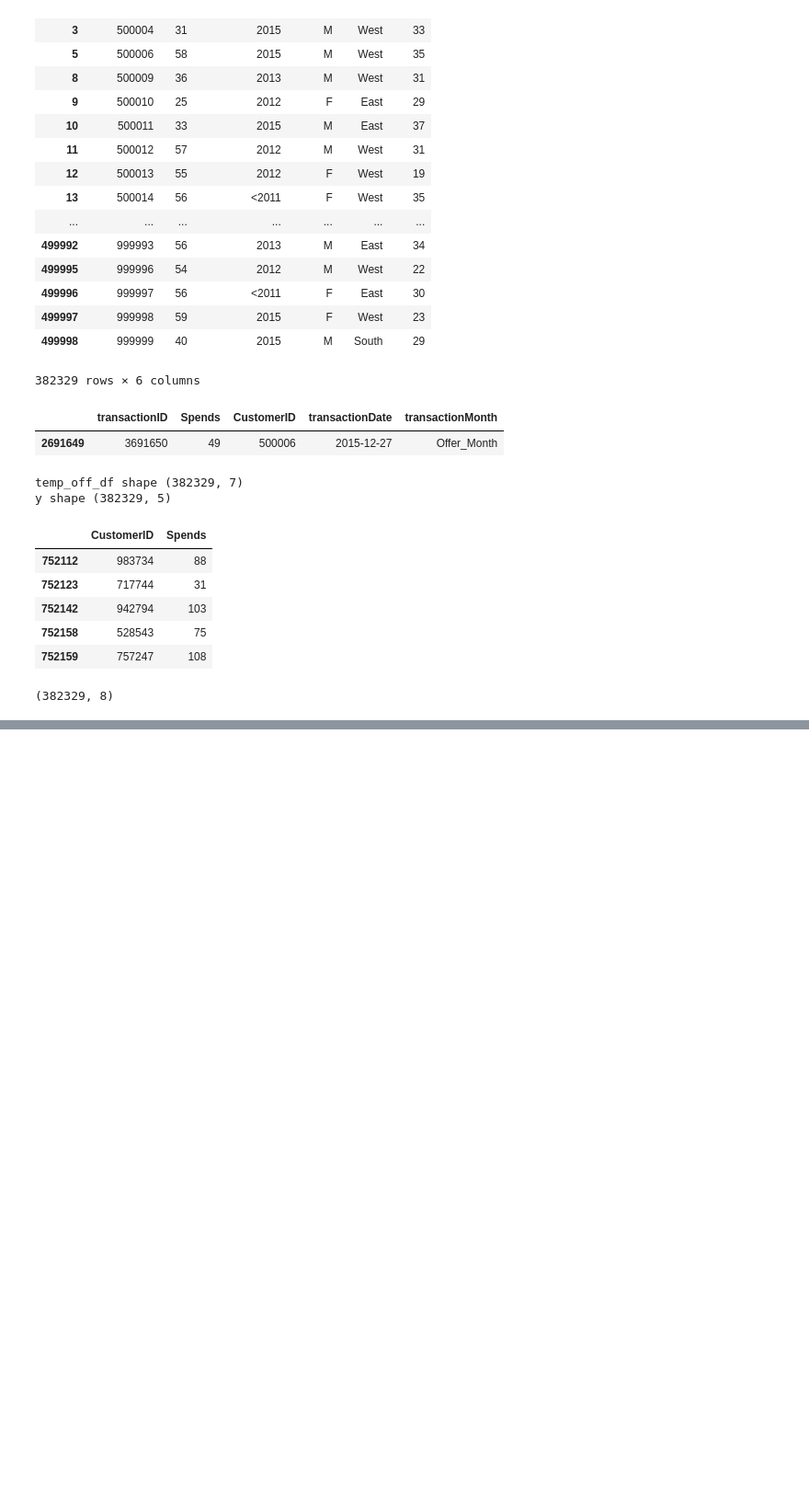
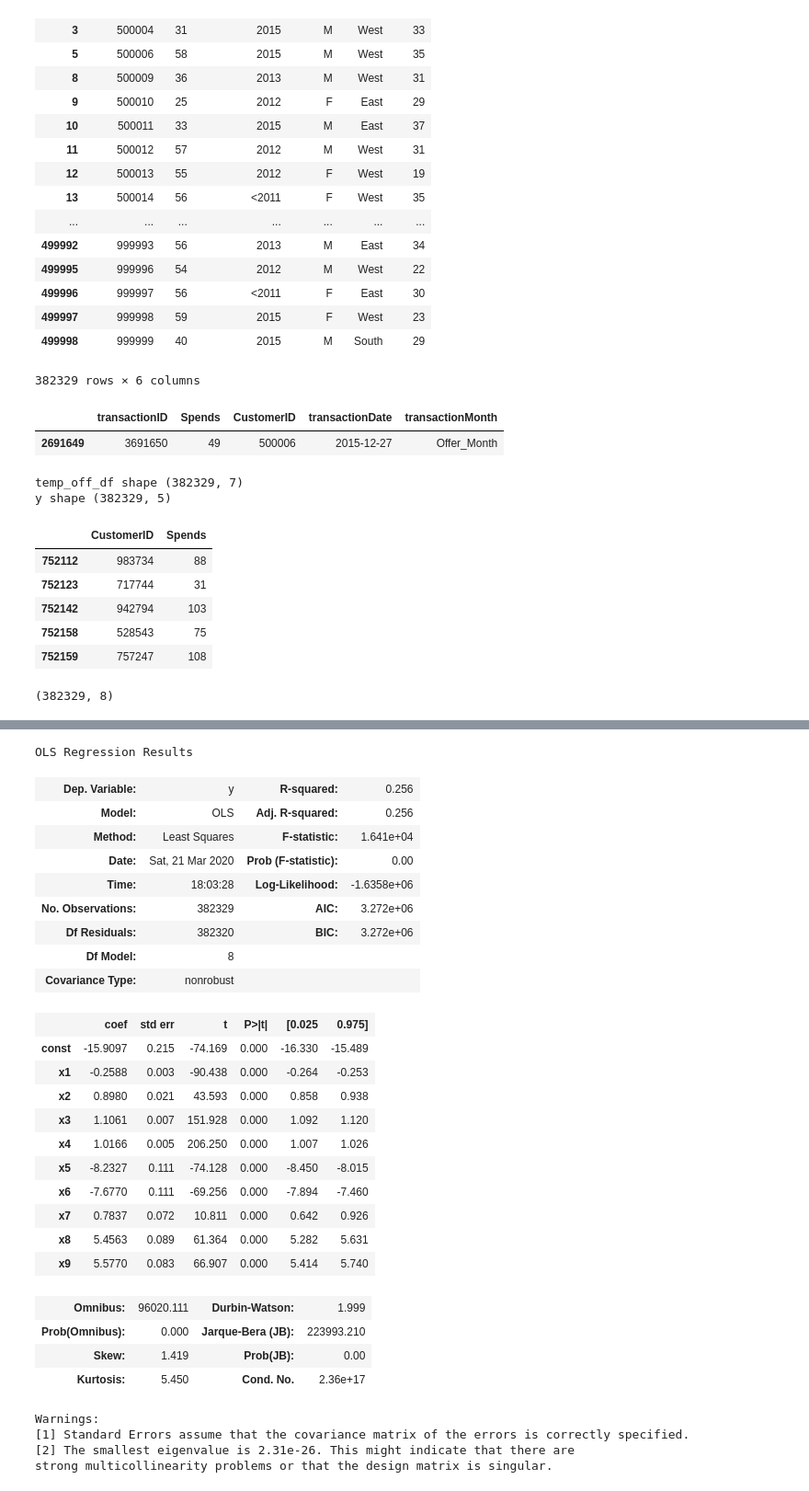
Before and after one commit to MounicaAleti/Customer_Purchasing_Patterns, a Jupyter notebook: myscript.ipynb, the cells around one changed output, grey strips where cells are left out. Shown: that part at 92% size. Saved outputs shown, nothing was run; the diff lists cells and outputs as text; code cells hidden in the pictures; blank space fills up the shorter version.

```diff
--- a/myscript.ipynb
+++ b/myscript.ipynb
@@ -362,0 +401,6 @@ temp_off_df.head()
+# %%
+temp_off_df['CustomerSince'][temp_off_df['CustomerSince'] == '<2011'] = 5
+temp_off_df['CustomerSince'][temp_off_df['CustomerSince'] == '2015'] = 1
+temp_off_df['CustomerSince'][temp_off_df['CustomerSince'] == '2014'] = 2
+temp_off_df['CustomerSince'][temp_off_df['CustomerSince'] == '2013'] = 3
+temp_off_df['CustomerSince'][temp_off_df['CustomerSince'] == '2012'] = 4
@@ -362,0 +428,4 @@ temp_off_df.head()
+# %%
+#Separating independent and dependent variable from offer-month dataframe(temp_off_df)
+X_off = temp_off_df.drop(['CustomerID', 'Exp_Spend'], axis = 1).values
+Y_off = temp_off_df['Exp_Spend'].values
@@ -362,0 +484,6 @@ temp_off_df.head()
+# %%
+#Building optimal Backward Elimination
+#Adding X0 = 1, by creating a new column for X
+X_off = np.append(arr = np.ones((382329, 1)).astype(int), values = X_off, axis =1)
+X_Opt_off = X_off[:, [0, 1, 2, 3, 4]]
+X_Opt_off = np.array(X_Opt_off, dtype=float)
@@ -362,0 +520,37 @@ temp_off_df.head()
+# %%
+X_Opt_off = X_off[:, [0, 2, 3, 4, 5, 6, 7, 8, 9, 10]]
+X_Opt_off = np.array(X_Opt_off, dtype=float)
+#fitting backward elimination step1 to regressor
+import statsmodels.api as sm
+regressor_OLS = sm.OLS(endog = Y_off, exog = X_Opt_off).fit()
+regressor_OLS.summary()
+# %% [output]
+OLS Regression Results
+| Dep. Variable: | y | R-squared: | 0.256 |
+| Model: | OLS | Adj. R-squared: | 0.256 |
+| Method: | Least Squares | F-statistic: | 1.641e+04 |
+| Date: | Sat, 21 Mar 2020 | Prob (F-statistic): | 0.00 |
+| Time: | 18:03:28 | Log-Likelihood: | -1.6358e+06 |
+| No. Observations: | 382329 | AIC: | 3.272e+06 |
+| Df Residuals: | 382320 | BIC: | 3.272e+06 |
+| Df Model: | 8 |  |  |
+| Covariance Type: | nonrobust |  |  |
+|  | coef | std err | t | P>|t| | [0.025 | 0.975] |
+| const | -15.9097 | 0.215 | -74.169 | 0.000 | -16.330 | -15.489 |
+| x1 | -0.2588 | 0.003 | -90.438 | 0.000 | -0.264 | -0.253 |
+| x2 | 0.8980 | 0.021 | 43.593 | 0.000 | 0.858 | 0.938 |
+| x3 | 1.1061 | 0.007 | 151.928 | 0.000 | 1.092 | 1.120 |
+| x4 | 1.0166 | 0.005 | 206.250 | 0.000 | 1.007 | 1.026 |
+| x5 | -8.2327 | 0.111 | -74.128 | 0.000 | -8.450 | -8.015 |
+| x6 | -7.6770 | 0.111 | -69.256 | 0.000 | -7.894 | -7.460 |
+| x7 | 0.7837 | 0.072 | 10.811 | 0.000 | 0.642 | 0.926 |
+| x8 | 5.4563 | 0.089 | 61.364 | 0.000 | 5.282 | 5.631 |
+| x9 | 5.5770 | 0.083 | 66.907 | 0.000 | 5.414 | 5.740 |
+| Omnibus: | 96020.111 | Durbin-Watson: | 1.999 |
+| Prob(Omnibus): | 0.000 | Jarque-Bera (JB): | 223993.210 |
+| Skew: | 1.419 | Prob(JB): | 0.00 |
+| Kurtosis: | 5.450 | Cond. No. | 2.36e+17 |
+Warnings:
+[1] Standard Errors assume that the covariance matrix of the errors is correctly specified.
+[2] The smallest eigenvalue is 2.31e-26. This might indicate that there are
+strong multicollinearity problems or that the design matrix is singular.
```
Also changed, not shown: parts of 15 cells of this notebook.
